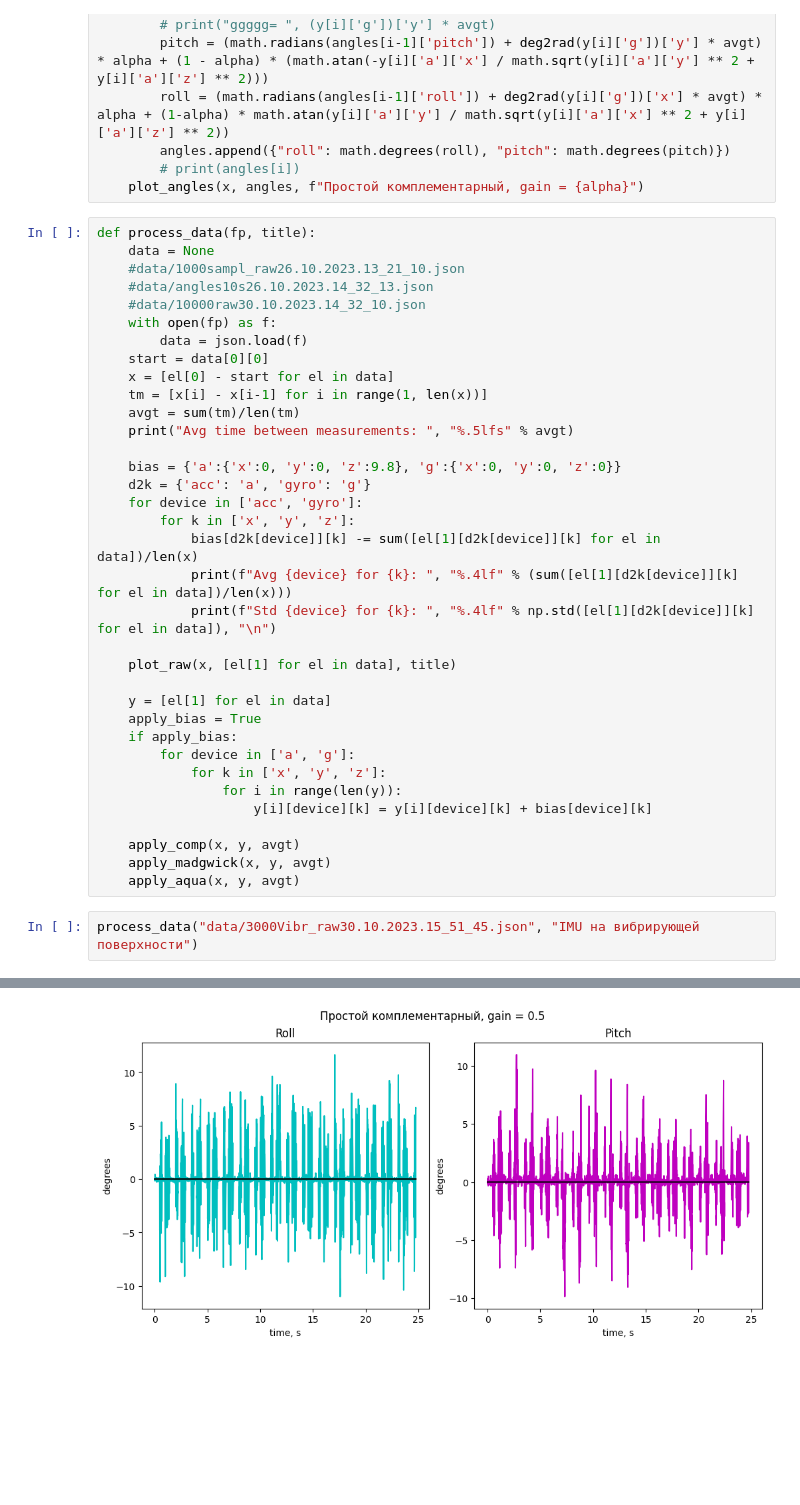
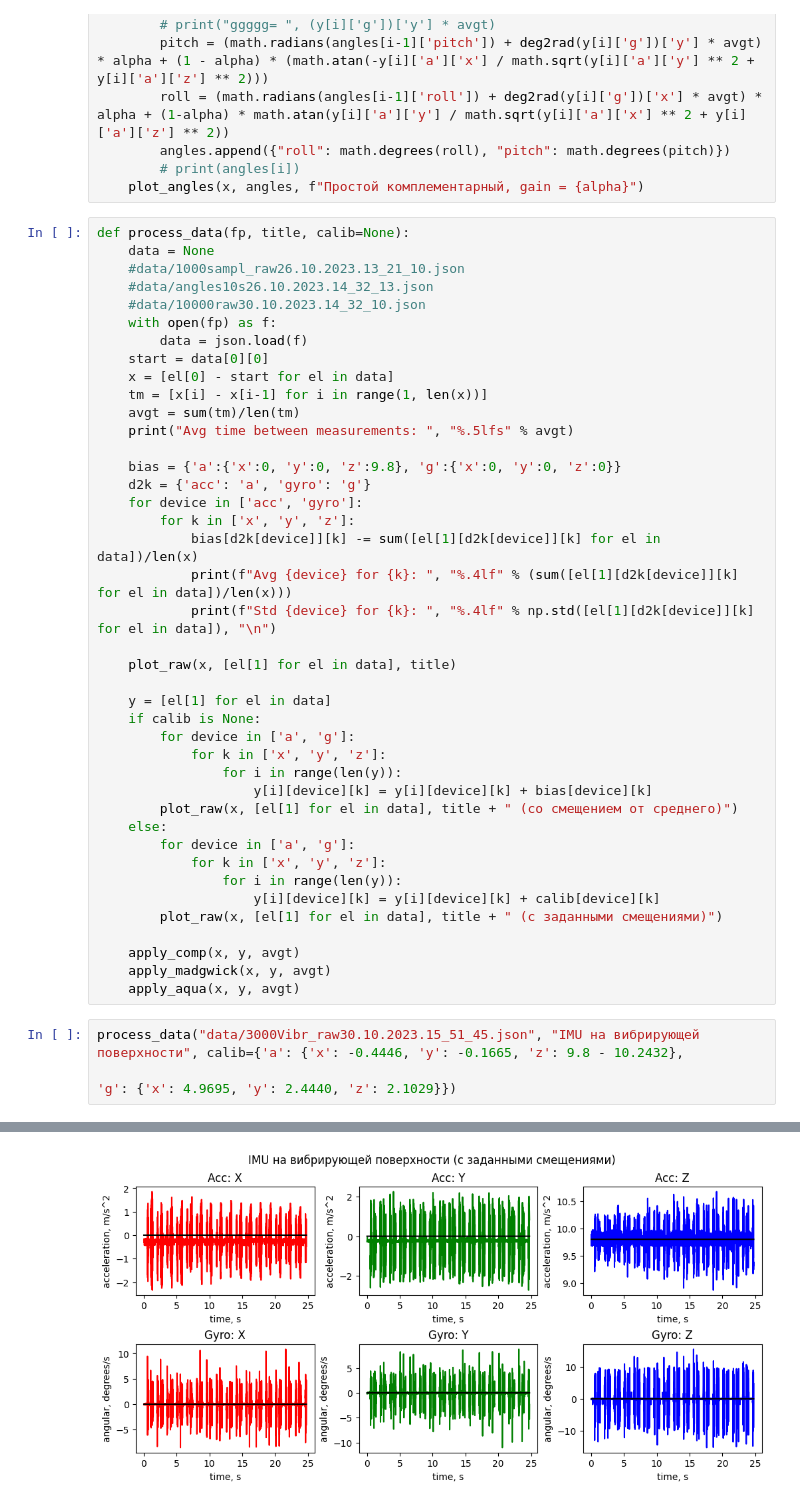
Before and after one commit to cbipok930/IMU-data-processing, a Jupyter notebook: n_Current.ipynb, the cells around one changed output, grey strips where cells are left out. Saved outputs shown, nothing was run; the diff lists cells and outputs as text; blank space fills up the shorter version.

```diff
--- a/n_Current.ipynb
+++ b/n_Current.ipynb
@@ -117,7 +117,7 @@ def apply_comp(x, y, avgt, alpha=0.5):
         # print(angles[i])
     plot_angles(x, angles, f"Простой комплементарный, gain = {alpha}")
 # %%
-def process_data(fp, title):
+def process_data(fp, title, calib=None):
     data = None
     #data/1000sampl_raw26.10.2023.13_21_10.json
     #data/angles10s26.10.2023.14_32_13.json
@@ -141,36 +141,43 @@ def process_data(fp, title):
     plot_raw(x, [el[1] for el in data], title)
 
     y = [el[1] for el in data]
-    apply_bias = True
-    if apply_bias:
+    if calib is None:
         for device in ['a', 'g']:
             for k in ['x', 'y', 'z']:
                 for i in range(len(y)):
                     y[i][device][k] = y[i][device][k] + bias[device][k]
+        plot_raw(x, [el[1] for el in data], title + " (со смещением от среднего)")
+    else:
+        for device in ['a', 'g']:
+            for k in ['x', 'y', 'z']:
+                for i in range(len(y)):
+                    y[i][device][k] = y[i][device][k] + calib[device][k]
+        plot_raw(x, [el[1] for el in data], title + " (с заданными смещениями)")
 
     apply_comp(x, y, avgt)
     apply_madgwick(x, y, avgt)
     apply_aqua(x, y, avgt)
 # %%
-process_data("data/3000Vibr_raw30.10.2023.15_51_45.json", "IMU на вибрирующей поверхности")
+process_data("data/3000Vibr_raw30.10.2023.15_51_45.json", "IMU на вибрирующей поверхности", calib={'a': {'x': -0.4446, 'y': -0.1665, 'z': 9.8 - 10.2432},
+                                                                                                     'g': {'x': 4.9695, 'y': 2.4440, 'z': 2.1029}})
 # %% [output]
 Avg time between measurements:  0.00826s
 Avg acc for x:  0.2096
 Std acc for x:  0.5789
 
 Avg acc for y:  -0.0624
 Std acc for y:  0.8073
 
 Avg acc for z:  10.2331
 Std acc for z:  0.2203
 
 Avg gyro for x:  -4.9434
 Std gyro for x:  1.9353
 
 Avg gyro for y:  -2.4967
 Std gyro for y:  1.7517
 
 Avg gyro for z:  -2.2081
 Std gyro for z:  3.9720
 [figure]
-[figure, old version]
+[figure, new version]
```
Also changed, not shown: parts of 3 cells of this notebook.
